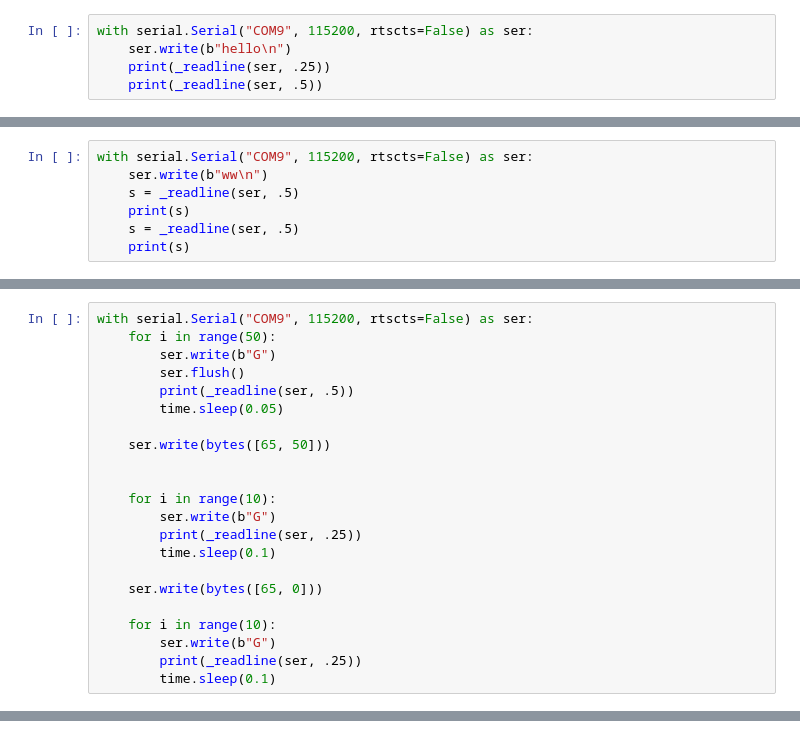
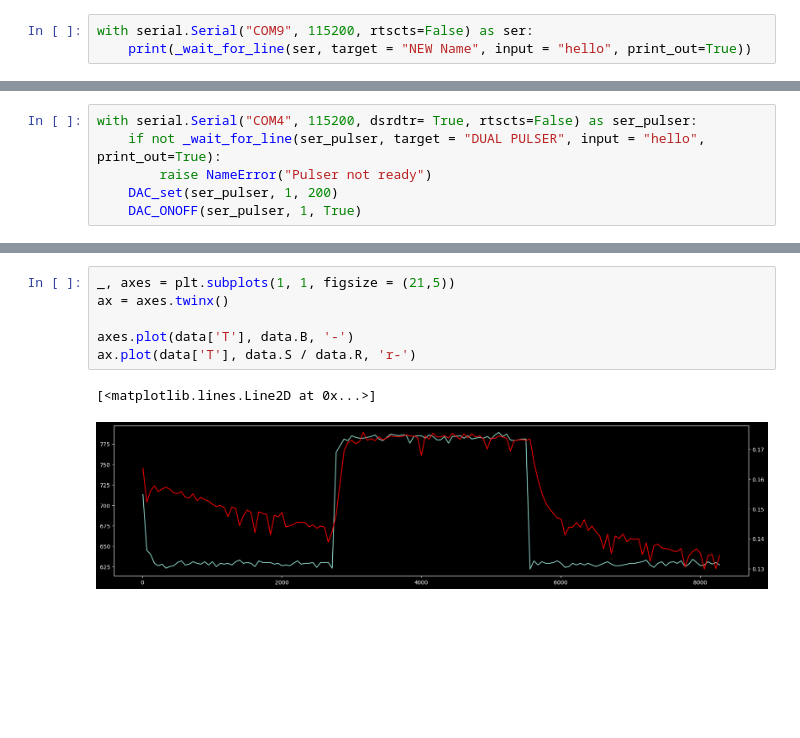
Before and after one commit to Jan-IngenHousz-Institute/ambit, a Jupyter notebook: Untitled-1.ipynb, the cells around one changed output, grey strips where cells are left out. Saved outputs shown, nothing was run; the diff lists cells and outputs as text; blank space fills up the shorter version.

```diff
--- a/Untitled-1.ipynb
+++ b/Untitled-1.ipynb
@@ -26,6 +99,4 @@ def _readline(ser: serial.Serial, timeout: int):
 # %%
 with serial.Serial("COM9", 115200, rtscts=False) as ser:
-    ser.write(b"hello\n")
-    print(_readline(ser, .25))
-    print(_readline(ser, .5))
+    print(_wait_for_line(ser, target = "NEW Name", input = "hello", print_out=True))
 # %% [output]
@@ -34,7 +104,0 @@ NEW Name Here Ready
-# %%
-with serial.Serial("COM9", 115200, rtscts=False) as ser:
-    ser.write(b"ww\n")
-    s = _readline(ser, .5)
-    print(s)
-    s = _readline(ser, .5)
-    print(s)
@@ -44,22 +104,0 @@ Run Start
-# %%
-with serial.Serial("COM9", 115200, rtscts=False) as ser:
-    for i in range(50):
-        ser.write(b"G")
-        ser.flush()
-        print(_readline(ser, .5))
-        time.sleep(0.05)
-
-    ser.write(bytes([65, 50]))
-
-
-    for i in range(10):
-        ser.write(b"G")
-        print(_readline(ser, .25))
-        time.sleep(0.1)
-
-    ser.write(bytes([65, 0]))
-
-    for i in range(10):
-        ser.write(b"G")
-        print(_readline(ser, .25))
-        time.sleep(0.1)
@@ -91,0 +105,6 @@ b'T:90582,S:229,R:12869,F:718,B:591\n'
+# %%
+with serial.Serial("COM4", 115200, dsrdtr= True, rtscts=False) as ser_pulser:
+    if not _wait_for_line(ser_pulser, target = "DUAL PULSER", input = "hello", print_out=True):
+        raise NameError("Pulser not ready")
+    DAC_set(ser_pulser, 1, 200)
+    DAC_ONOFF(ser_pulser, 1, True)
@@ -91,0 +177,9 @@ b'T:90582,S:229,R:12869,F:718,B:591\n'
+# %%
+_, axes = plt.subplots(1, 1, figsize = (21,5))
+ax = axes.twinx()
+
+axes.plot(data['T'], data.B, '-')
+ax.plot(data['T'], data.S / data.R, 'r-')
+# %% [output]
+[<matplotlib.lines.Line2D at 0x...>]
+[figure, added]
```
Also changed, not shown: parts of 12 cells of this notebook, 3 other files.
